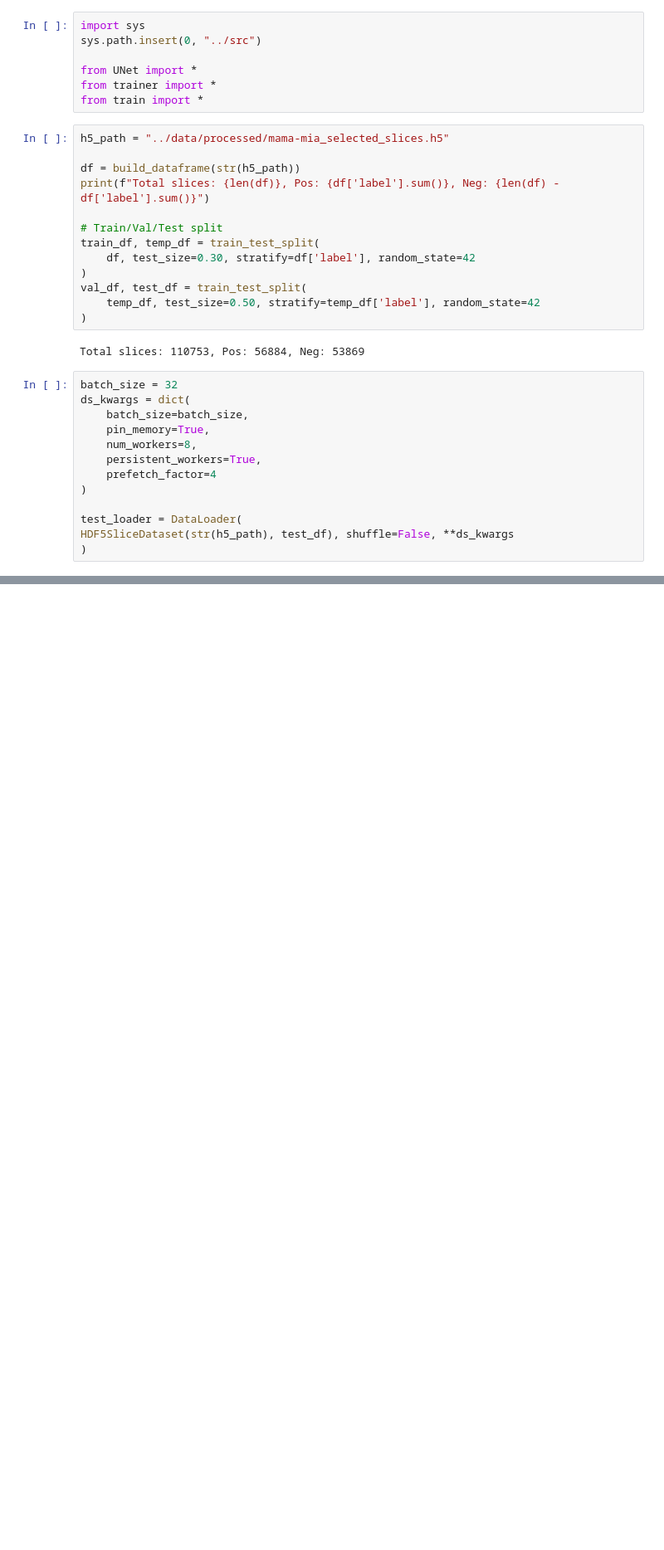
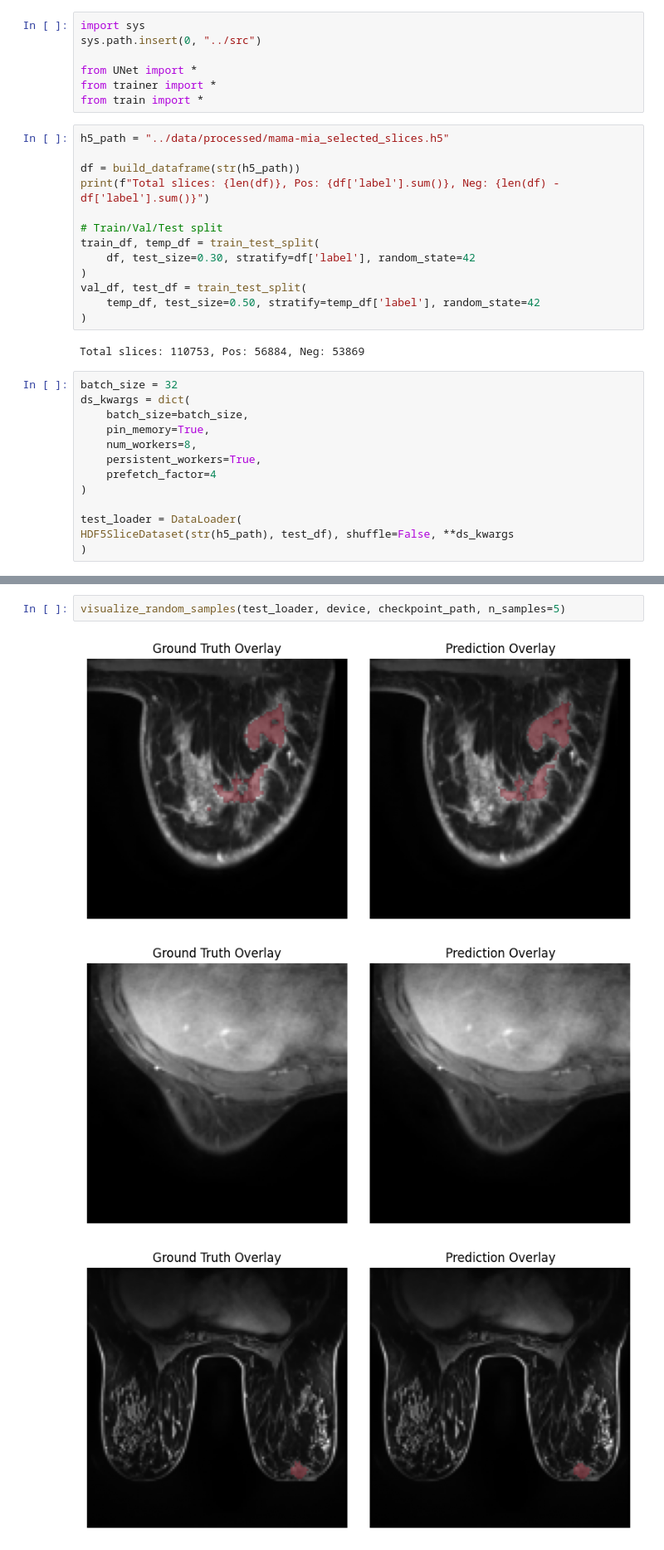
Before and after one commit to hoteamarian/breast-mri-unet-segmentation, a Jupyter notebook: notebooks/test.ipynb, the cells around one changed output, grey strips where cells are left out. Shown at 83% size. Drawn from its saved outputs; the diff is of its cells as text; blank space fills up the shorter version.

```diff
--- a/notebooks/test.ipynb
+++ b/notebooks/test.ipynb
@@ -150,0 +226,6 @@ for i in range(0, len(cols), 2):
+# %%
+visualize_random_samples(test_loader, device, checkpoint_path, n_samples=5)
+# %% [output]
+[figure, added]
+[figure, added]
+[figure, added]
```
Also changed, not shown: parts of 8 cells of this notebook.
